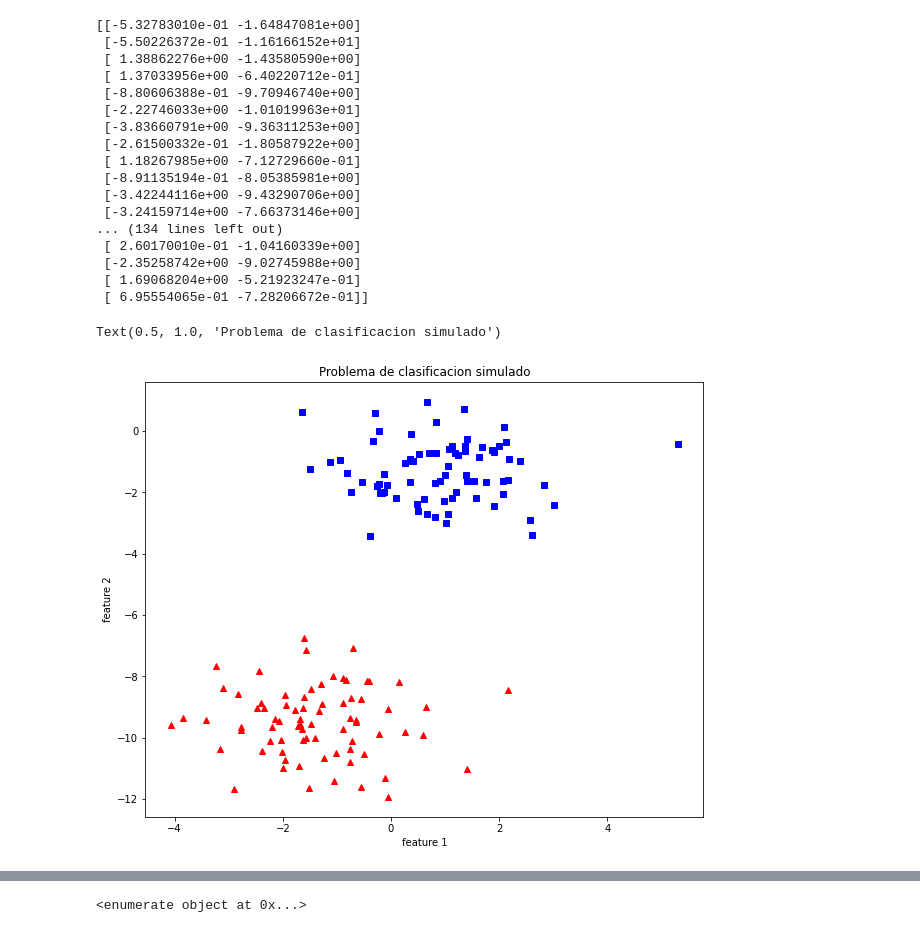
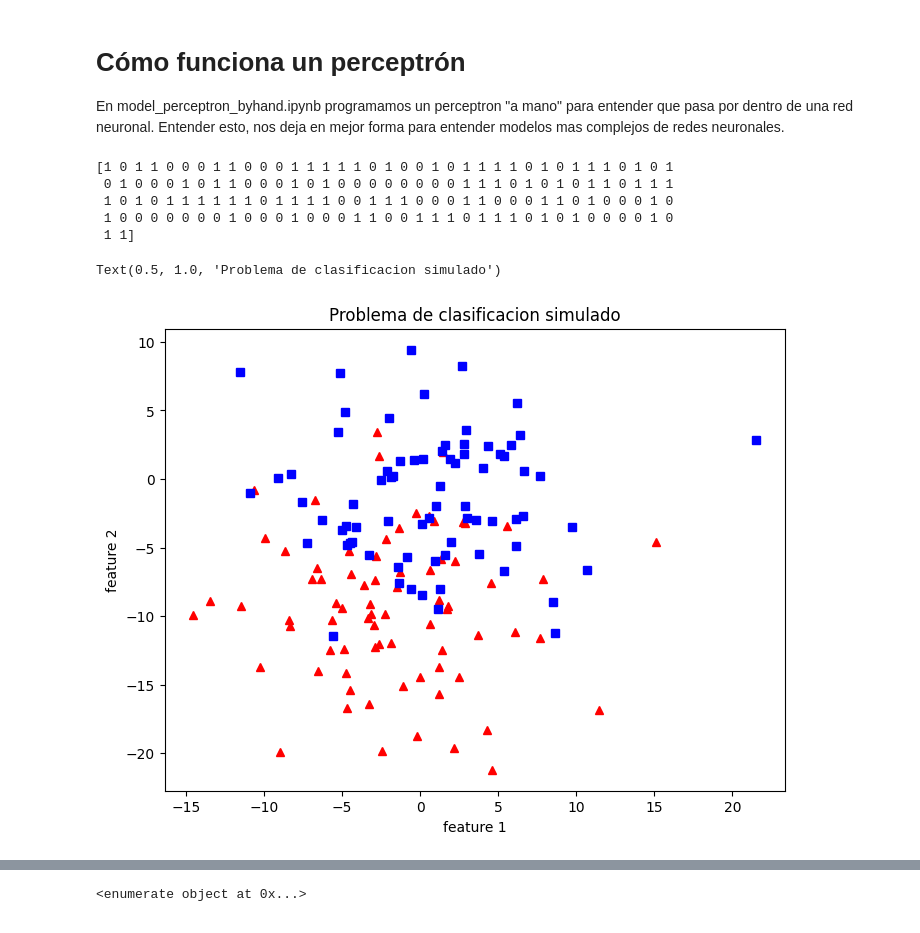
Before and after one commit to MAValle/deepLearning_intro_course, a Jupyter notebook: model_perceptron_byhand.ipynb, the cells around one changed output, grey strips where cells are left out. Saved outputs shown, nothing was run; the diff lists cells and outputs as text; code cells hidden in the pictures.

```diff
--- a/model_perceptron_byhand.ipynb
+++ b/model_perceptron_byhand.ipynb
@@ -4,44 +1,37 @@
+# %% [markdown]
+# Cómo funciona un perceptrón
+En model_perceptron_byhand.ipynb programamos un perceptron "a mano" para entender que pasa por dentro de una red neuronal.
+Entender esto, nos deja en mejor forma para entender modelos mas complejos de redes neuronales.
 # %%
 # Primero vamos a crear una data artificial
 import numpy as np
 from sklearn import datasets
 
 
-# aqui creamos un set de 150 instancas con 2 features, y una variable clase "y". La gracia de este set de datos simulados es que
-# lo hacemos de tla forma que las instancias correspondan a dos cluster bien definidos.
-X, y = datasets.make_blobs(n_samples=150,n_features=2, centers=2, cluster_std=1.05, random_state=2)
+# Aqui creamos un set de 150 instancias con 2 features, y una variable clase "y". La gracia de este set de datos simulados es que
+# lo hacemos de tal forma que las instancias correspondan a dos cluster bien definidos.
+X, y = datasets.make_blobs(n_samples=150, n_features=2, centers=2, cluster_std=5, random_state=2)
 
-print(X)
-# print(y)
+#print(X)
+print(y)
 # %% [output]
-[[-5.32783010e-01 -1.64847081e+00]
- [-5.50226372e-01 -1.16166152e+01]
- [ 1.38862276e+00 -1.43580590e+00]
- [ 1.37033956e+00 -6.40220712e-01]
- [-8.80606388e-01 -9.70946740e+00]
- [-2.22746033e+00 -1.01019963e+01]
- [-3.83660791e+00 -9.36311253e+00]
- [-2.61500332e-01 -1.80587922e+00]
- [ 1.18267985e+00 -7.12729660e-01]
- [-8.91135194e-01 -8.05385981e+00]
- [-3.42244116e+00 -9.43290706e+00]
- [-3.24159714e+00 -7.66373146e+00]
-... (134 lines left out)
- [ 2.60170010e-01 -1.04160339e+00]
- [-2.35258742e+00 -9.02745988e+00]
- [ 1.69068204e+00 -5.21923247e-01]
- [ 6.95554065e-01 -7.28206672e-01]]
+[1 0 1 1 0 0 0 1 1 0 0 0 1 1 1 1 1 0 1 0 0 1 0 1 1 1 1 0 1 0 1 1 1 0 1 0 1
+ 0 1 0 0 0 1 0 1 1 0 0 0 1 0 1 0 0 0 0 0 0 0 0 1 1 1 0 1 0 1 0 1 1 0 1 1 1
+ 1 0 1 0 1 1 1 1 1 1 0 1 1 1 1 0 0 1 1 1 0 0 0 1 1 0 0 0 1 1 0 1 0 0 0 1 0
+ 1 0 0 0 0 0 0 0 1 0 0 0 1 0 0 0 1 1 0 0 1 1 1 0 1 1 1 0 1 0 1 0 0 0 0 1 0
+ 1 1]
 # %%
 # Grafiquemos las instancias en el plano cartesiano, ya que tenemos solo 2 features.
+
 import matplotlib.pyplot as plt #cargamos paquete para graficar
 
-fig = plt.figure(figsize=(10,8))
+fig = plt.figure(figsize=(8,6))
 plt.plot(X[:, 0][y == 0], X[:, 1][y == 0], 'r^')
 plt.plot(X[:, 0][y == 1], X[:, 1][y == 1], 'bs')
 plt.xlabel("feature 1")
 plt.ylabel("feature 2")
 plt.title('Problema de clasificacion simulado')
 # %% [output]
 Text(0.5, 1.0, 'Problema de clasificacion simulado')
-[figure, old version]
+[figure, new version]
 # %%
```
Also changed, not shown: parts of 14 cells of this notebook.
